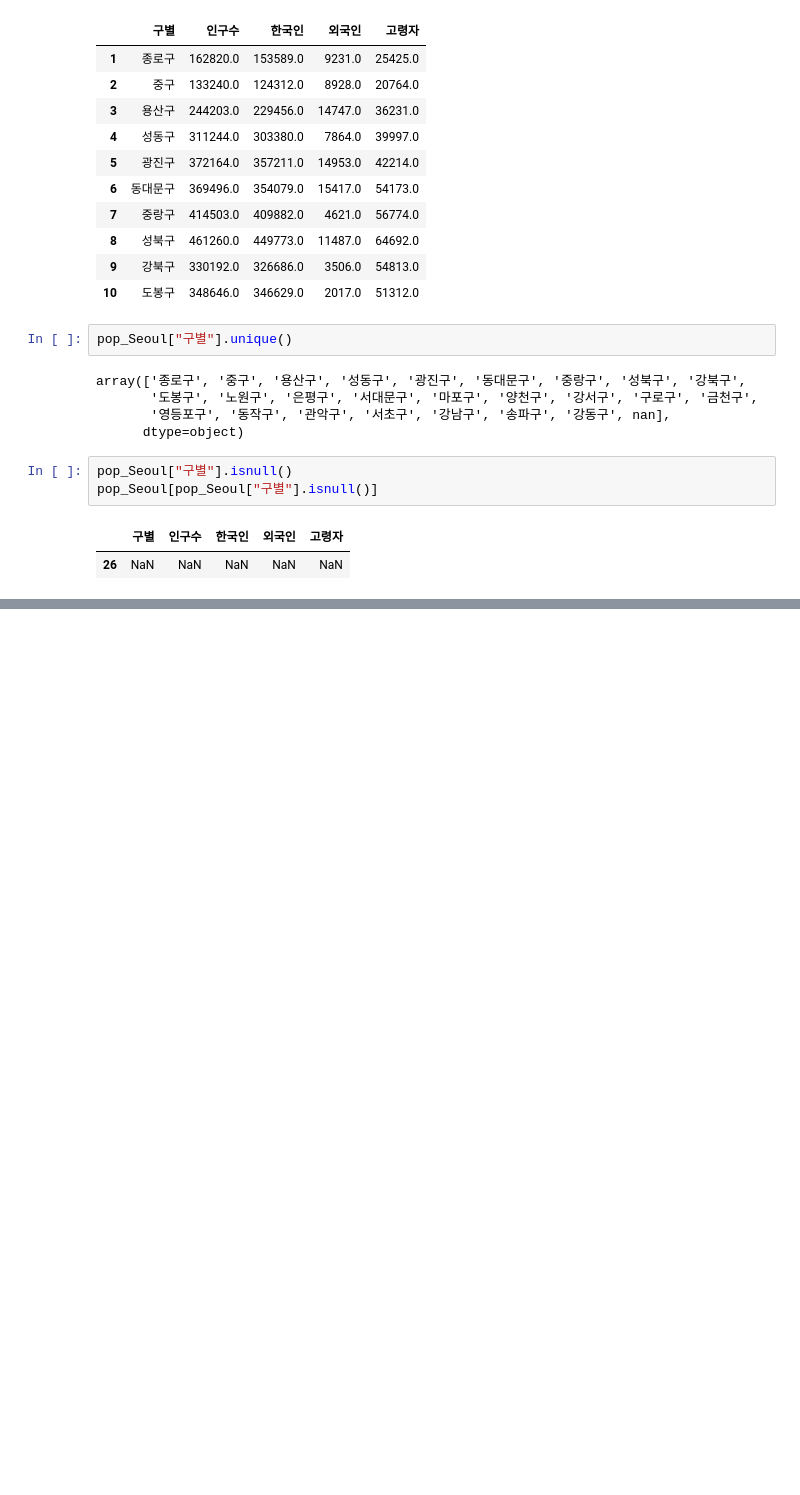
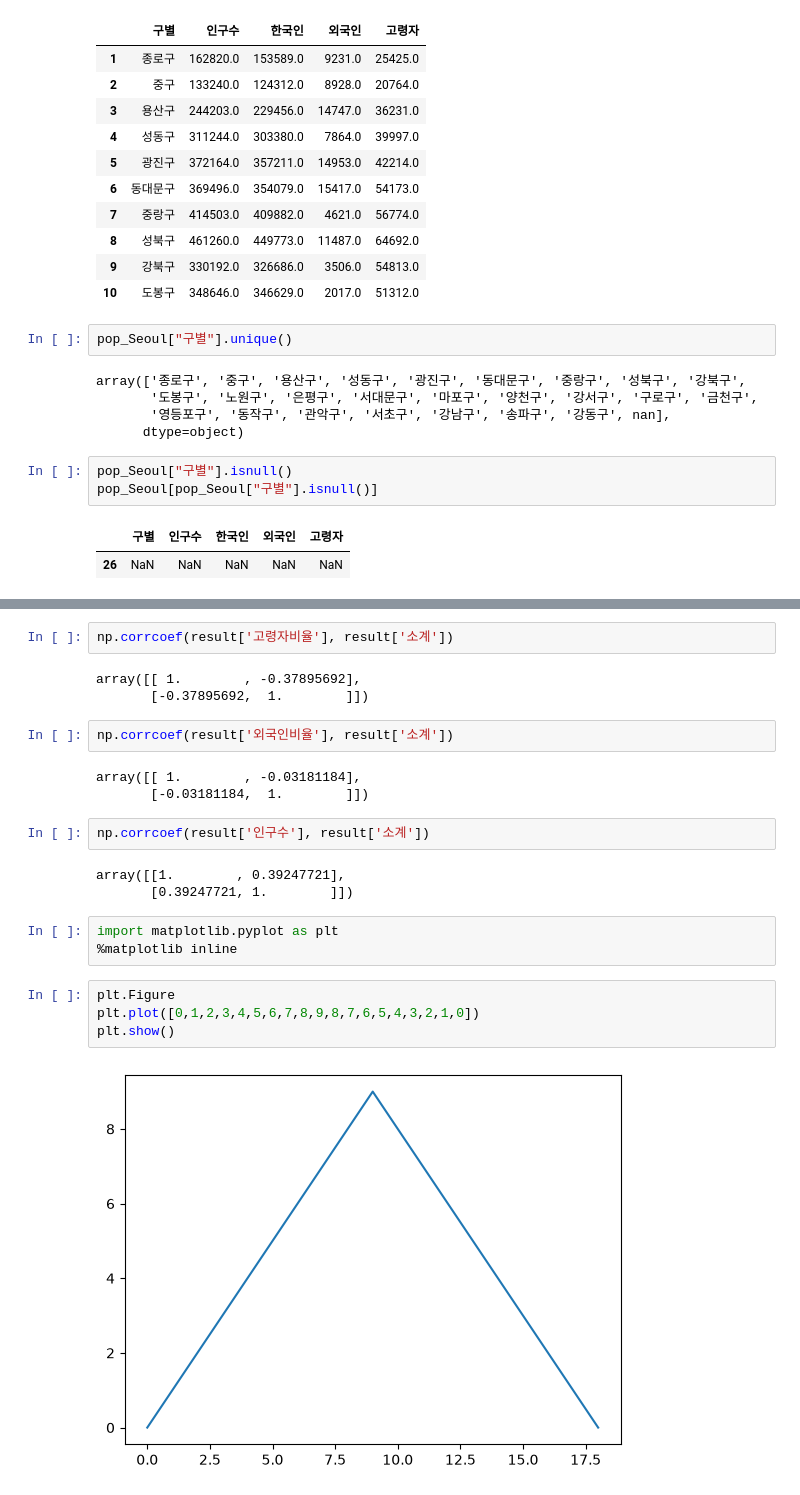
Before and after one commit to taehyun1372/LearnPython, a Jupyter notebook: Python_Data/01_CCTV/main.ipynb, the cells around one changed output, grey strips where cells are left out. Cells and saved outputs as stored; diff of their text form; blank space fills up the shorter version.

```diff
--- a/Python_Data/01_CCTV/main.ipynb
+++ b/Python_Data/01_CCTV/main.ipynb
@@ -329,0 +688,24 @@ pop_Seoul.drop([26], inplace=True)
+# %%
+np.corrcoef(result['고령자비율'], result['소계'])
+# %% [output]
+array([[ 1.        , -0.37895692],
+       [-0.37895692,  1.        ]])
+# %%
+np.corrcoef(result['외국인비율'], result['소계'])
+# %% [output]
+array([[ 1.        , -0.03181184],
+       [-0.03181184,  1.        ]])
+# %%
+np.corrcoef(result['인구수'], result['소계'])
+# %% [output]
+array([[1.        , 0.39247721],
+       [0.39247721, 1.        ]])
+# %%
+import matplotlib.pyplot as plt
+%matplotlib inline
+# %%
+plt.Figure
+plt.plot([0,1,2,3,4,5,6,7,8,9,8,7,6,5,4,3,2,1,0])
+plt.show()
+# %% [output]
+[figure, added]
```
Also changed, not shown: parts of 56 cells of this notebook, 7 other files.
